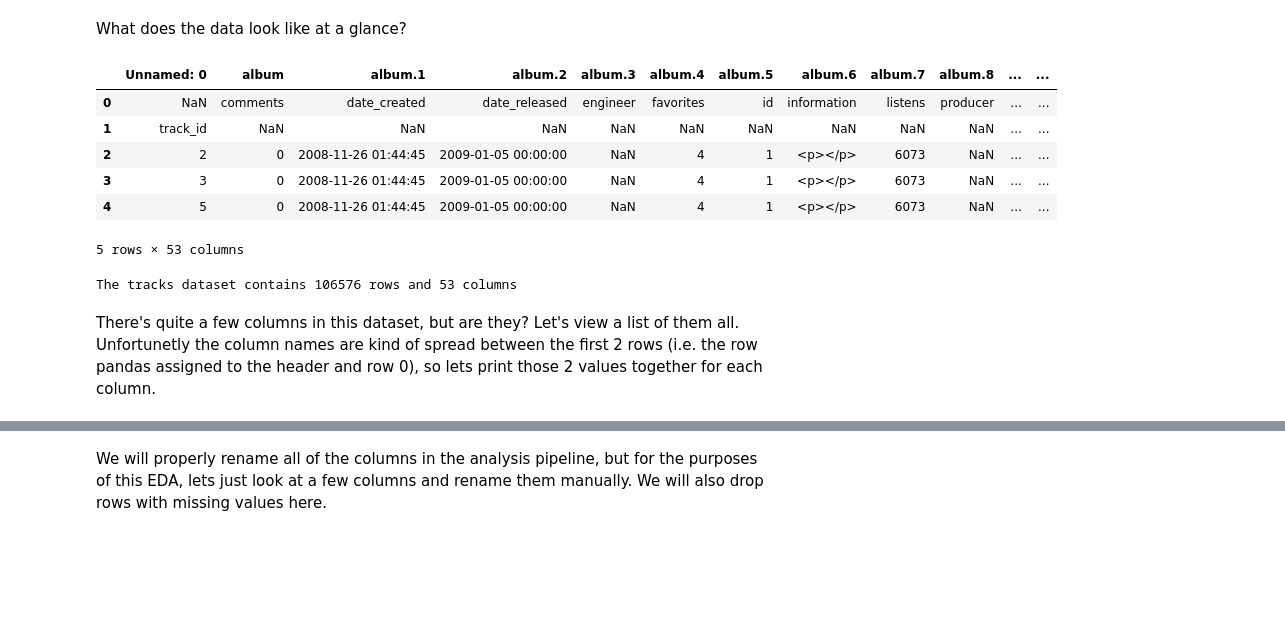
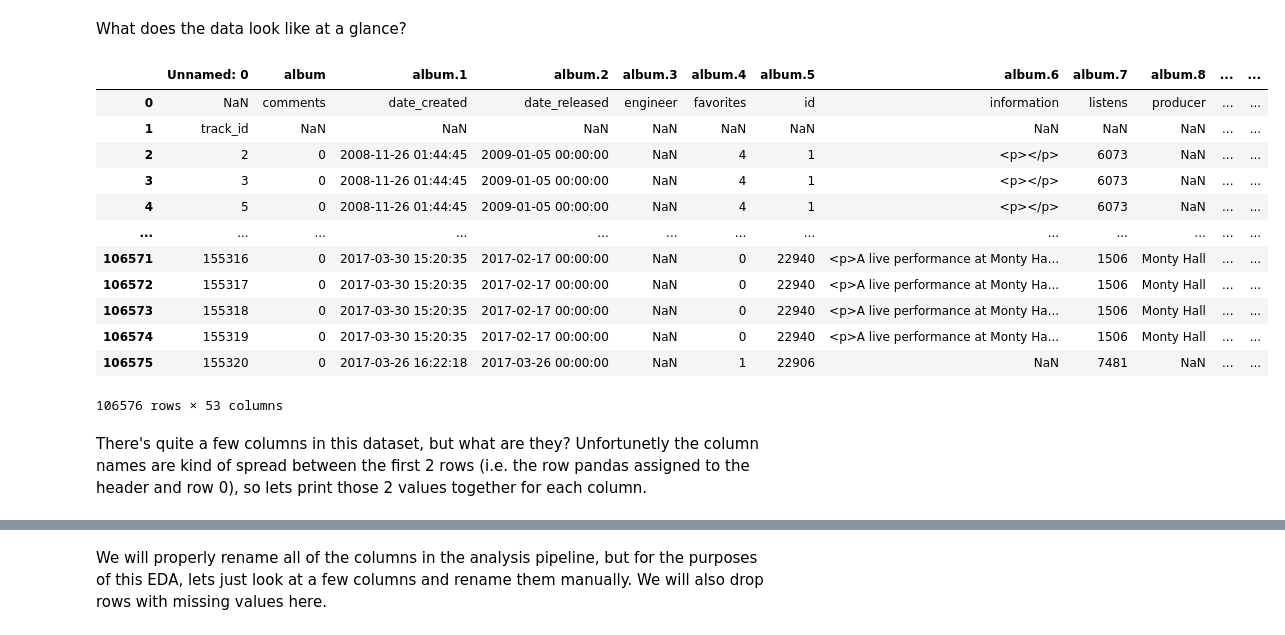
Before and after one commit to Rock-it-science/project-group17-project, a Jupyter notebook: notebooks/analysis1.ipynb, the cells around one changed output, grey strips where cells are left out. Cells and saved outputs as stored; diff of their text form; code cells hidden in the pictures; blank space fills up the shorter version.

```diff
--- a/notebooks/analysis1.ipynb
+++ b/notebooks/analysis1.ipynb
@@ -20,22 +20,23 @@ tracks = pd.read_csv("../data/raw/tracks.csv", low_memory=False)
 # %% [markdown]
 What does the data look like at a glance?
 # %%
-tracks.head()
+tracks
 # %% [output]
 |  | Unnamed: 0 | album | album.1 | album.2 | album.3 | album.4 | album.5 | album.6 | album.7 | album.8 | ... | ... |
 | 0 | NaN | comments | date_created | date_released | engineer | favorites | id | information | listens | producer | ... | ... |
 | 1 | track_id | NaN | NaN | NaN | NaN | NaN | NaN | NaN | NaN | NaN | ... | ... |
 | 2 | 2 | 0 | 2008-11-26 01:44:45 | 2009-01-05 00:00:00 | NaN | 4 | 1 | <p></p> | 6073 | NaN | ... | ... |
 | 3 | 3 | 0 | 2008-11-26 01:44:45 | 2009-01-05 00:00:00 | NaN | 4 | 1 | <p></p> | 6073 | NaN | ... | ... |
 | 4 | 5 | 0 | 2008-11-26 01:44:45 | 2009-01-05 00:00:00 | NaN | 4 | 1 | <p></p> | 6073 | NaN | ... | ... |
+| ... | ... | ... | ... | ... | ... | ... | ... | ... | ... | ... | ... | ... |
+| 106571 | 155316 | 0 | 2017-03-30 15:20:35 | 2017-02-17 00:00:00 | NaN | 0 | 22940 | <p>A live performance at Monty Ha... | 1506 | Monty Hall | ... | ... |
+| 106572 | 155317 | 0 | 2017-03-30 15:20:35 | 2017-02-17 00:00:00 | NaN | 0 | 22940 | <p>A live performance at Monty Ha... | 1506 | Monty Hall | ... | ... |
+| 106573 | 155318 | 0 | 2017-03-30 15:20:35 | 2017-02-17 00:00:00 | NaN | 0 | 22940 | <p>A live performance at Monty Ha... | 1506 | Monty Hall | ... | ... |
+| 106574 | 155319 | 0 | 2017-03-30 15:20:35 | 2017-02-17 00:00:00 | NaN | 0 | 22940 | <p>A live performance at Monty Ha... | 1506 | Monty Hall | ... | ... |
+| 106575 | 155320 | 0 | 2017-03-26 16:22:18 | 2017-03-26 00:00:00 | NaN | 1 | 22906 | NaN | 7481 | NaN | ... | ... |
-5 rows × 53 columns
+106576 rows × 53 columns
-# %%
-shape = tracks.shape
-print(f"The tracks dataset contains {shape[0]} rows and {shape[1]} columns")
-# %% [output]
-The tracks dataset contains 106576 rows and 53 columns
 # %% [markdown]
-There's quite a few columns in this dataset, but are they? Let's view a list of them all. Unfortunetly the column names are kind of spread between the first 2 rows (i.e. the row pandas assigned to the header and row 0), so lets print those 2 values together for each column.
+There's quite a few columns in this dataset, but what are they? Unfortunetly the column names are kind of spread between the first 2 rows (i.e. the row pandas assigned to the header and row 0), so lets print those 2 values together for each column.
 # %%
 tracks.iloc[0] # This will print the row header and the vale at row 0 for each column
 # %% [output]
```
Also changed, not shown: parts of 23 cells of this notebook, 1 other file.
